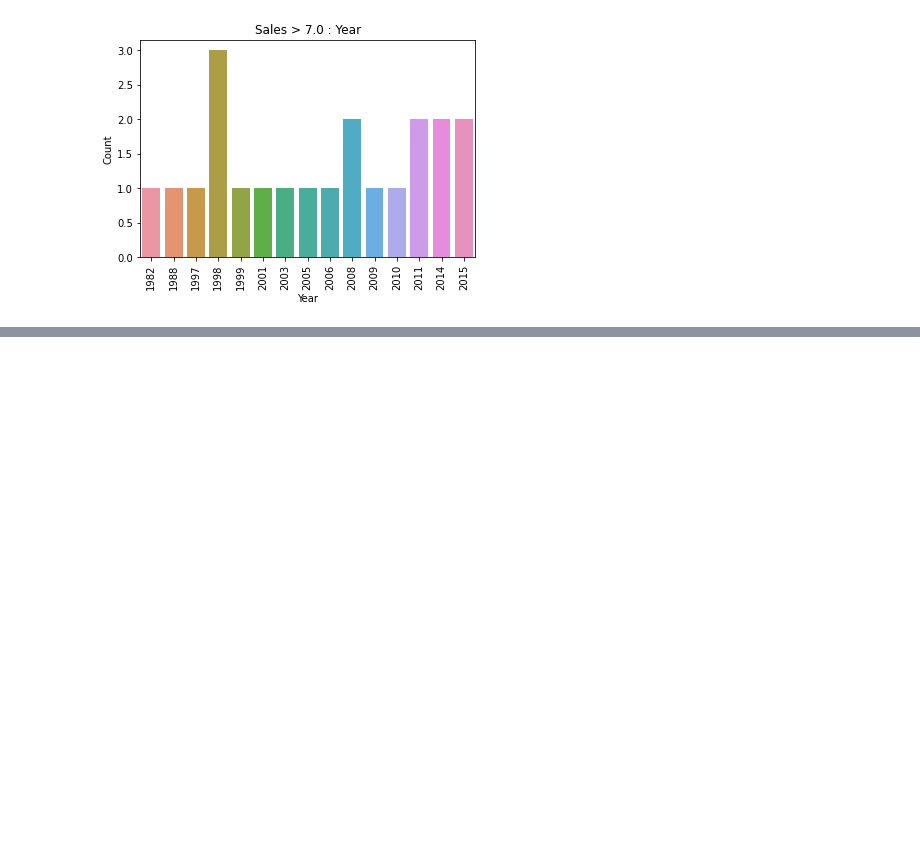
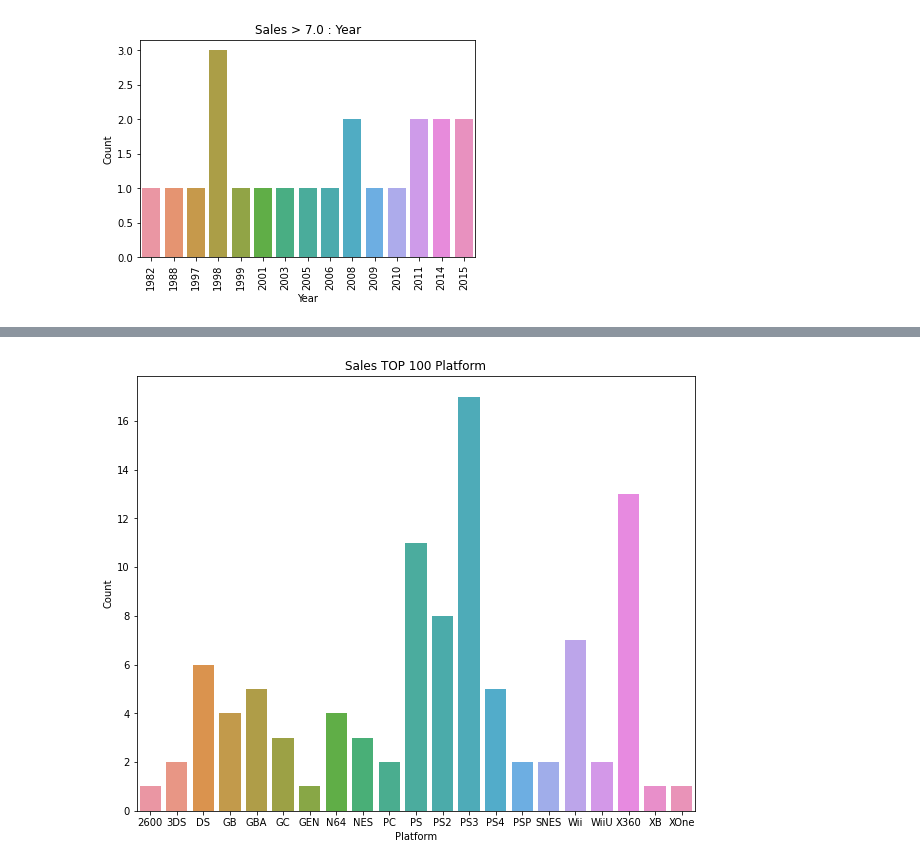
Before and after one commit to sh00-git/Project1-what-games-to-design-in-the-next-quarter, a Jupyter notebook: AI_14_박송희_Section1.ipynb, the cells around one changed output, grey strips where cells are left out. Saved outputs shown, nothing was run; the diff lists cells and outputs as text; code cells hidden in the pictures; blank space fills up the shorter version.

```diff
--- a/AI_14_박송희_Section1.ipynb
+++ b/AI_14_박송희_Section1.ipynb
@@ -1033,0 +1042,3 @@ plt.show()
+# %%
+by_sales_100 = by_sales[:100]
+by_sales_100
@@ -1033,0 +1059,3 @@ plt.show()
+# %%
+sales_100_Platform = pd.DataFrame(by_sales_100.groupby('Platform').size()).rename(columns={0:'Count'}).reset_index()
+sales_100_Platform.head()
@@ -1033,0 +1069,7 @@ plt.show()
+# %%
+plt.figure(figsize=(10,8))
+sns.barplot(x='Platform', y='Count', data=sales_100_Platform)
+plt.title("Sales TOP 100 Platform")
+plt.show()
+# %% [output]
+[figure, added]
```
Also changed, not shown: parts of 23 cells of this notebook.
